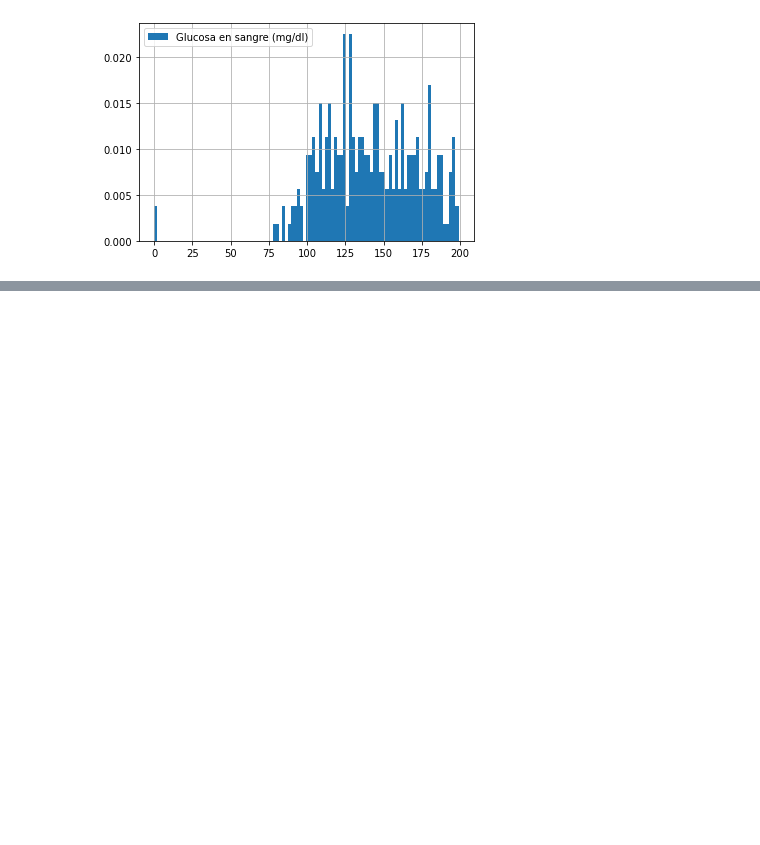
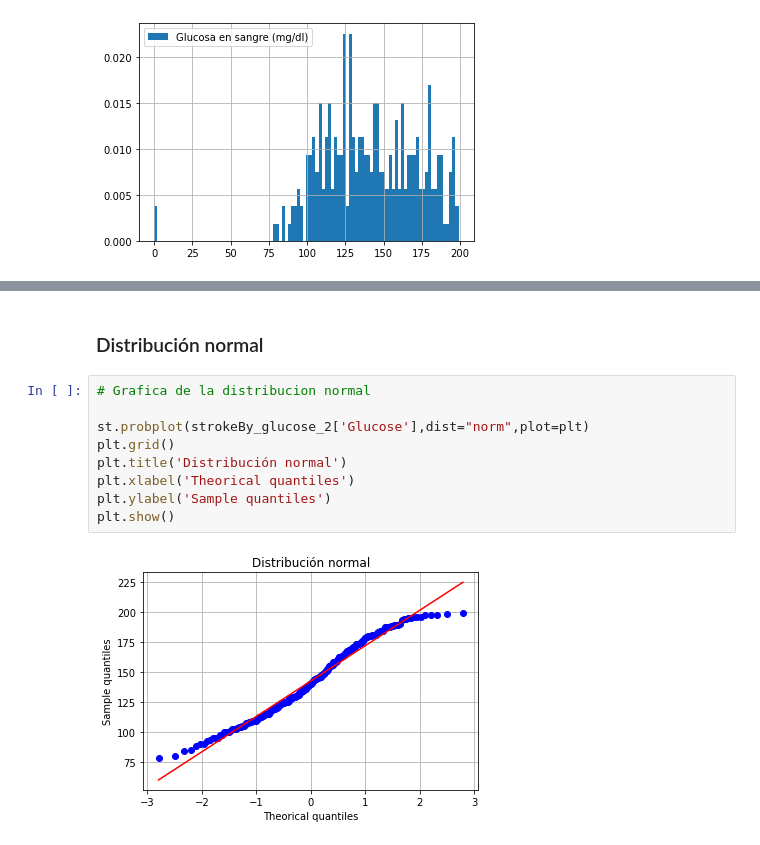
Before and after one commit to Carolina1002/PROYECTO_CBARBA_MAOCHOA, a Jupyter notebook: Proyecto_CBARBA_MAOCHOA.ipynb, the cells around one changed output, grey strips where cells are left out. Drawn from its saved outputs; the diff is of its cells as text; blank space fills up the shorter version.

```diff
--- a/Proyecto_CBARBA_MAOCHOA.ipynb
+++ b/Proyecto_CBARBA_MAOCHOA.ipynb
@@ -80,0 +99,13 @@ plt.show()
+# %% [markdown]
+### Distribución normal
+# %%
+# Grafica de la distribucion normal
+
+st.probplot(strokeBy_glucose_2['Glucose'],dist="norm",plot=plt)
+plt.grid()
+plt.title('Distribución normal')
+plt.xlabel('Theorical quantiles')
+plt.ylabel('Sample quantiles')
+plt.show()
+# %% [output]
+[figure, added]
```
Also changed, not shown: parts of 16 cells of this notebook.
